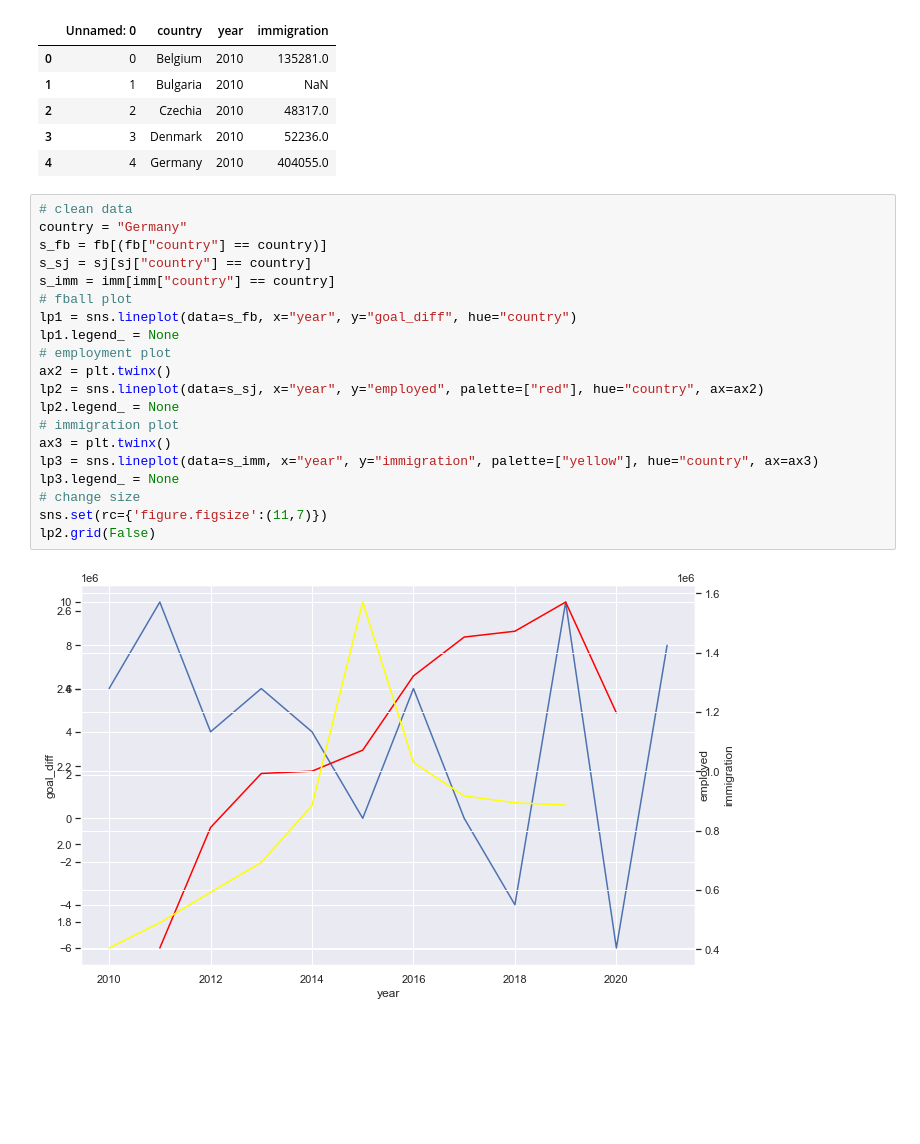
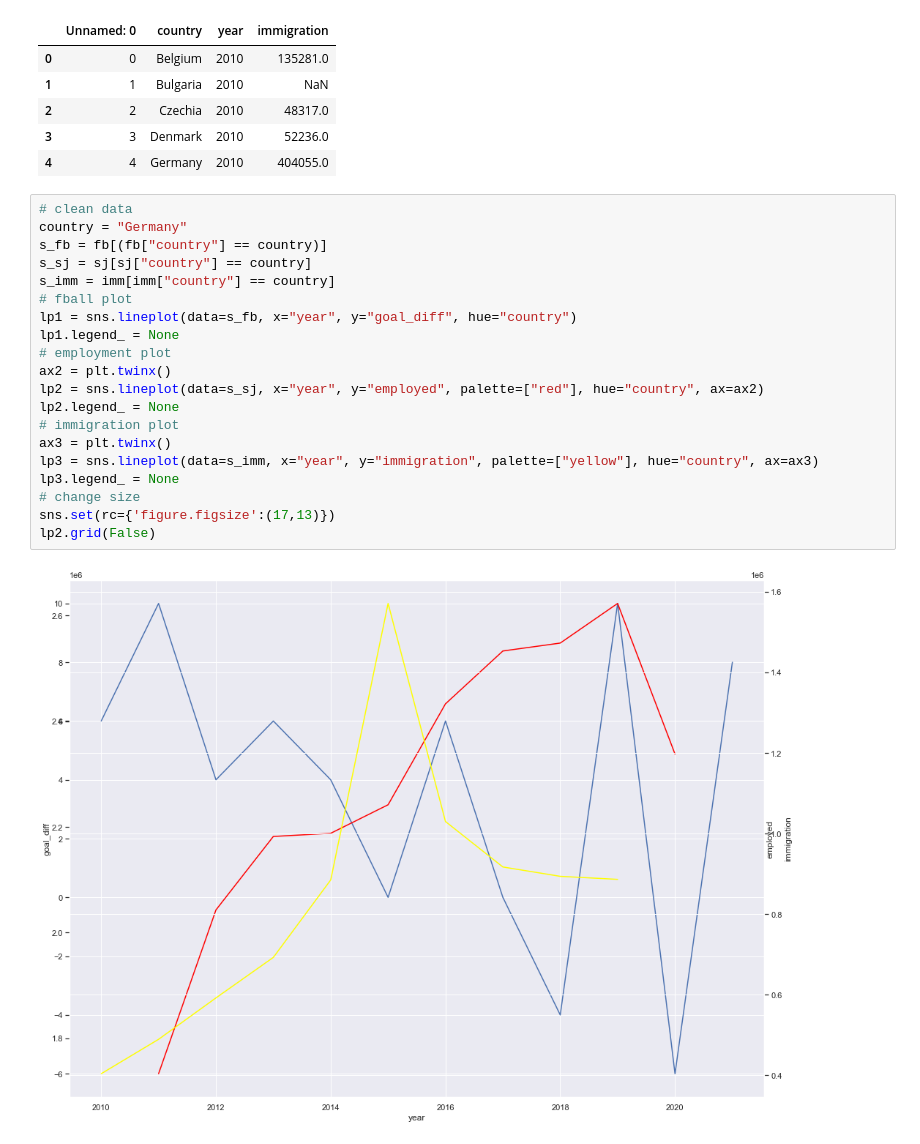
Before and after one commit to silva-nick/cs216-final, a Jupyter notebook: time_series.ipynb, the cells around one changed output. Saved outputs shown, nothing was run; the diff lists cells and outputs as text; blank space fills up the shorter version.

```diff
--- a/time_series.ipynb
+++ b/time_series.ipynb
@@ -35,22 +35,22 @@ imm.head()
 # %%
 # clean data
 country = "Germany"
 s_fb = fb[(fb["country"] == country)]
 s_sj = sj[sj["country"] == country]
 s_imm = imm[imm["country"] == country]
 # fball plot
 lp1 = sns.lineplot(data=s_fb, x="year", y="goal_diff", hue="country")
 lp1.legend_ = None
 # employment plot
 ax2 = plt.twinx()
 lp2 = sns.lineplot(data=s_sj, x="year", y="employed", palette=["red"], hue="country", ax=ax2)
 lp2.legend_ = None
 # immigration plot
 ax3 = plt.twinx()
 lp3 = sns.lineplot(data=s_imm, x="year", y="immigration", palette=["yellow"], hue="country", ax=ax3)
 lp3.legend_ = None
 # change size
-sns.set(rc={'figure.figsize':(11,7)})
+sns.set(rc={'figure.figsize':(17,13)})
 lp2.grid(False)
 # %% [output]
-[figure, old version]
+[figure, new version]
```
Also changed, not shown: 2 other files.
